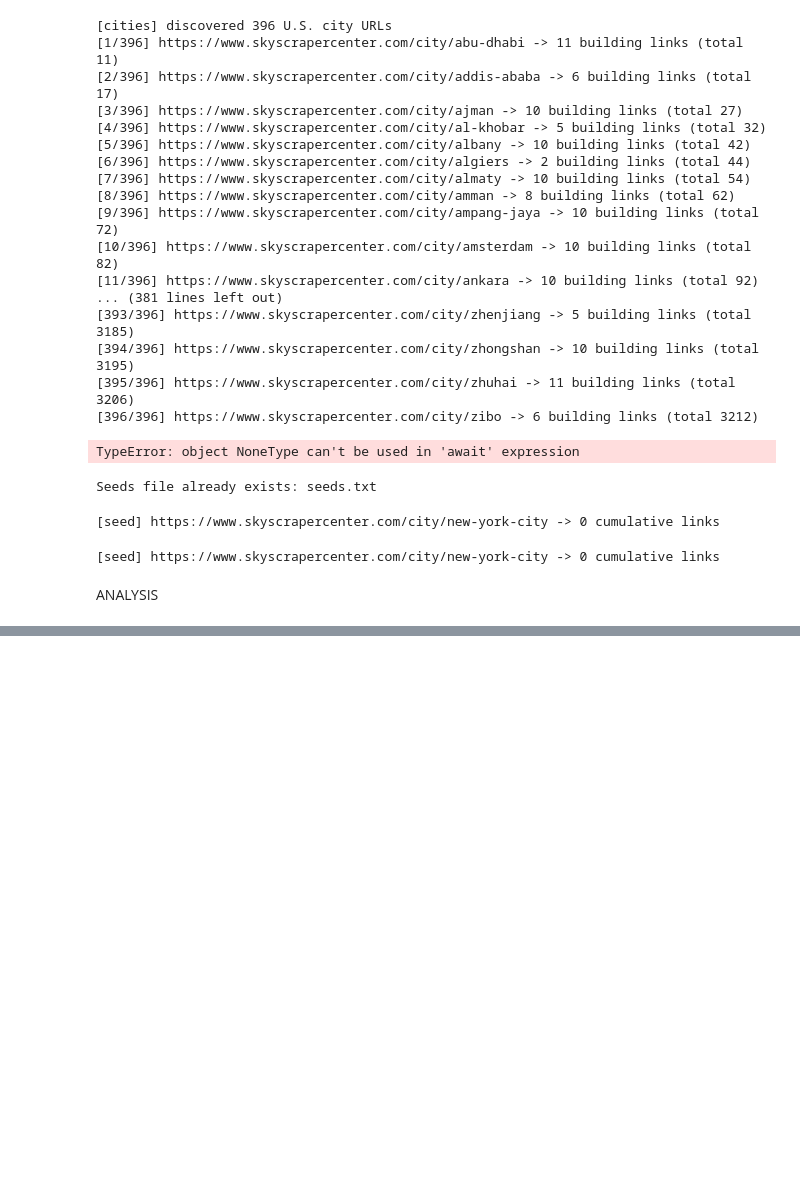
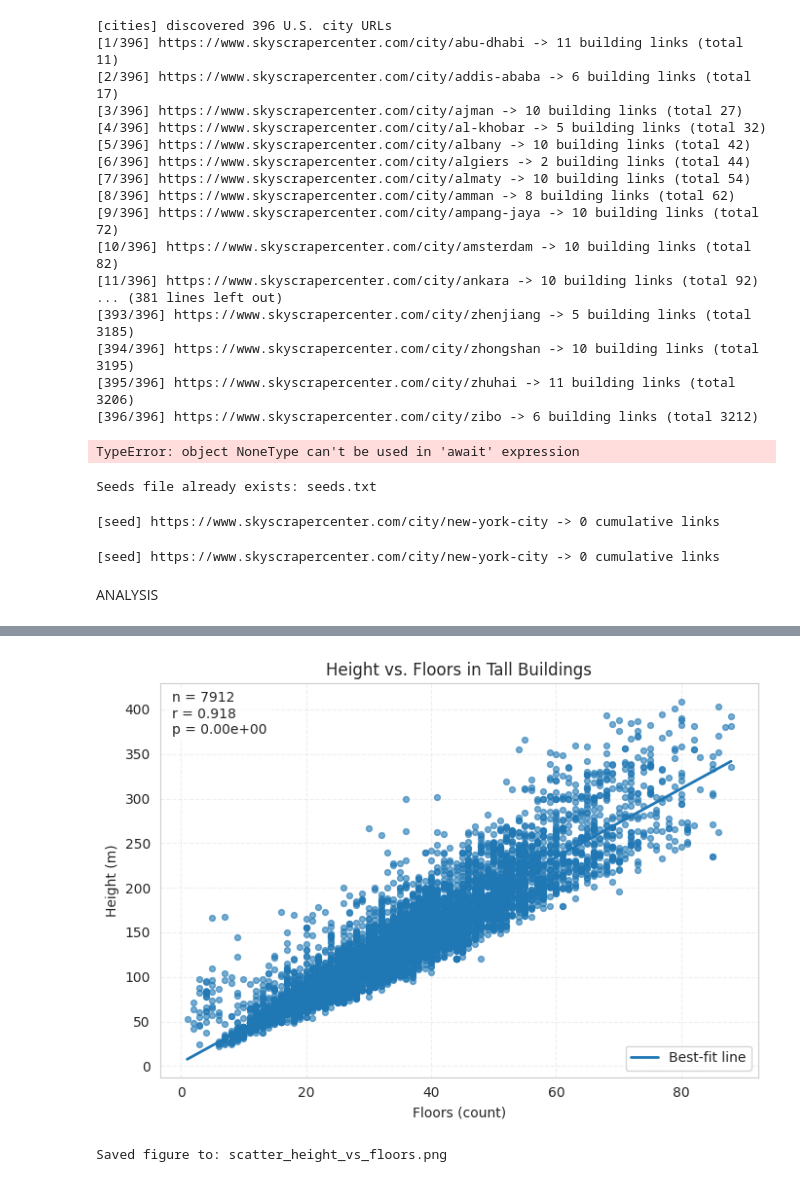
Before and after one commit to Annettteee/annette-colab-projects, a Jupyter notebook: Predicting_Architecture_Data.ipynb, the cells around one changed output, grey strips where cells are left out. Cells and saved outputs as stored; diff of their text form; code cells hidden in the pictures; blank space fills up the shorter version.

```diff
--- a/Predicting_Architecture_Data.ipynb
+++ b/Predicting_Architecture_Data.ipynb
@@ -1851,0 +1969,69 @@ ANALYSIS
+# %%
+# Scatterplot: Height (m) vs. Floors with Pearson correlation and best-fit line
+
+import numpy as np
+import pandas as pd
+import matplotlib.pyplot as plt
+from scipy.stats import pearsonr
+
+
+
+# --- CONFIG: set your column names here if they differ ---
+COL_HEIGHT = 'Height (m)'
+COL_FLOORS = 'Floors'
+
+# Ensure numeric and drop missing
+df_scatter = (
+    df[[COL_FLOORS, COL_HEIGHT]]
+    .apply(pd.to_numeric, errors='coerce')
+    .dropna()
+)
+
+# Optional: mild outlier trimming (e.g., top 0.5% in each axis)
+# Comment this block out if you want raw data only.
+q_hi_floors  = df_scatter[COL_FLOORS].quantile(0.995)
+q_hi_height  = df_scatter[COL_HEIGHT].quantile(0.995)
+df_scatter = df_scatter[
+    (df_scatter[COL_FLOORS] <= q_hi_floors) &
+    (df_scatter[COL_HEIGHT] <= q_hi_height)
+]
+
+# Pearson correlation
+r, p = pearsonr(df_scatter[COL_FLOORS], df_scatter[COL_HEIGHT])
+n = len(df_scatter)
+
+# Best-fit line (least squares)
+x = df_scatter[COL_FLOORS].values
+y = df_scatter[COL_HEIGHT].values
+m, b = np.polyfit(x, y, 1)
+x_line = np.linspace(x.min(), x.max(), 200)
+y_line = m * x_line + b
+
+# Plot
+plt.figure(figsize=(7, 5))
+plt.scatter(x, y, alpha=0.6, s=18)
+plt.plot(x_line, y_line, linewidth=2, label='Best-fit line')
+
+# Labels / title / legend
+plt.xlabel('Floors (count)')
+plt.ylabel('Height (m)')
+plt.title('Height vs. Floors in Tall Buildings')
+plt.legend()
+plt.grid(True, linestyle='--', alpha=0.3)
+
+# Annotate stats
+text = f'n = {n}\nr = {r:.3f}\np = {p:.2e}'
+# place annotation in top-left with a small white box
+plt.gca().text(0.02, 0.98, text, transform=plt.gca().transAxes,
+               va='top', ha='left',
+               bbox=dict(boxstyle='round,pad=0.3', facecolor='white', alpha=0.7))
+
+# Save and show
+plt.tight_layout()
+plt.savefig('scatter_height_vs_floors.png', dpi=300, bbox_inches='tight')
+plt.show()
+
+print("Saved figure to: scatter_height_vs_floors.png")
+# %% [output]
+[figure, added]
+Saved figure to: scatter_height_vs_floors.png
```
Also changed, not shown: parts of 103 cells of this notebook.
